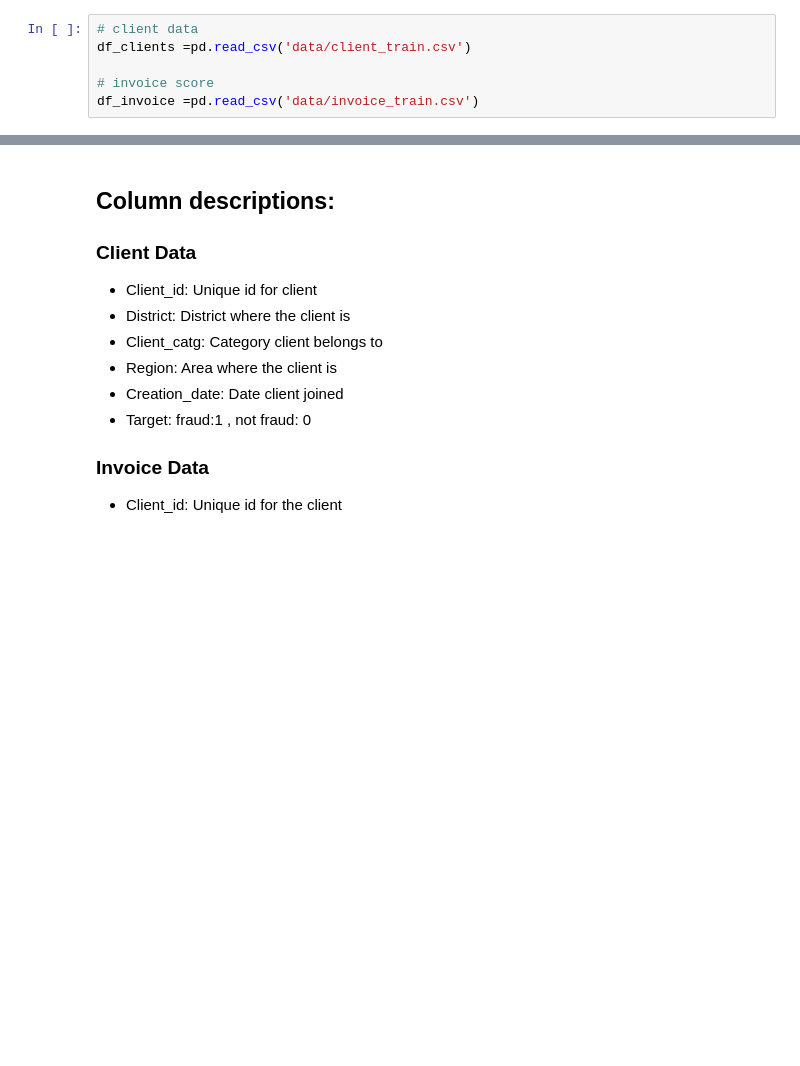
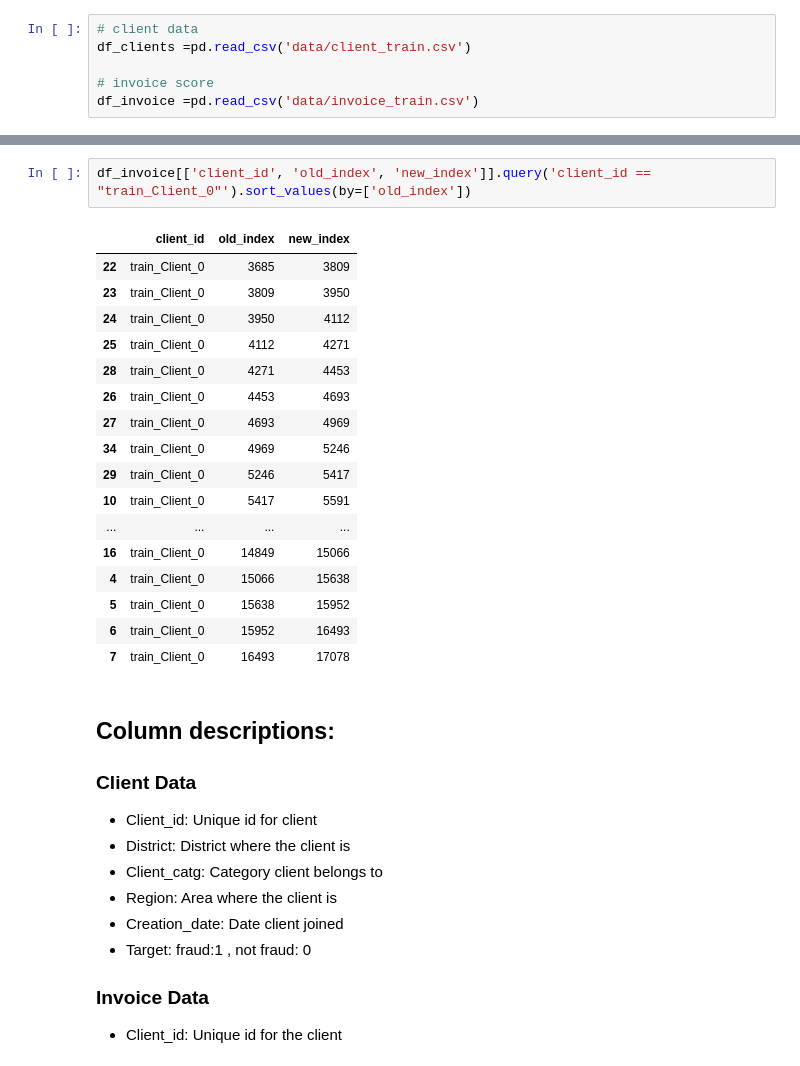
Before and after one commit to Cazta/fraud_detection_electricity_company, a Jupyter notebook: fraud_data_cleaning.ipynb, the cells around one changed output, grey strips where cells are left out. Cells and saved outputs as stored; diff of their text form; blank space fills up the shorter version.

Commit message:
add cell looking at old and new index

```diff
--- a/fraud_data_cleaning.ipynb
+++ b/fraud_data_cleaning.ipynb
@@ -20,3 +34,23 @@ df_invoice.head()
+# %%
+df_invoice[['client_id', 'old_index', 'new_index']].query('client_id == "train_Client_0"').sort_values(by=['old_index'])
+# %% [output]
+|  | client_id | old_index | new_index |
+| 22 | train_Client_0 | 3685 | 3809 |
+| 23 | train_Client_0 | 3809 | 3950 |
+| 24 | train_Client_0 | 3950 | 4112 |
+| 25 | train_Client_0 | 4112 | 4271 |
+| 28 | train_Client_0 | 4271 | 4453 |
+| 26 | train_Client_0 | 4453 | 4693 |
+| 27 | train_Client_0 | 4693 | 4969 |
+| 34 | train_Client_0 | 4969 | 5246 |
+| 29 | train_Client_0 | 5246 | 5417 |
+| 10 | train_Client_0 | 5417 | 5591 |
+| ... | ... | ... | ... |
+| 16 | train_Client_0 | 14849 | 15066 |
+| 4 | train_Client_0 | 15066 | 15638 |
+| 5 | train_Client_0 | 15638 | 15952 |
+| 6 | train_Client_0 | 15952 | 16493 |
+| 7 | train_Client_0 | 16493 | 17078 |
 # %% [markdown]
 ## Column descriptions:
 
```
Also changed, not shown: parts of 36 cells of this notebook.
